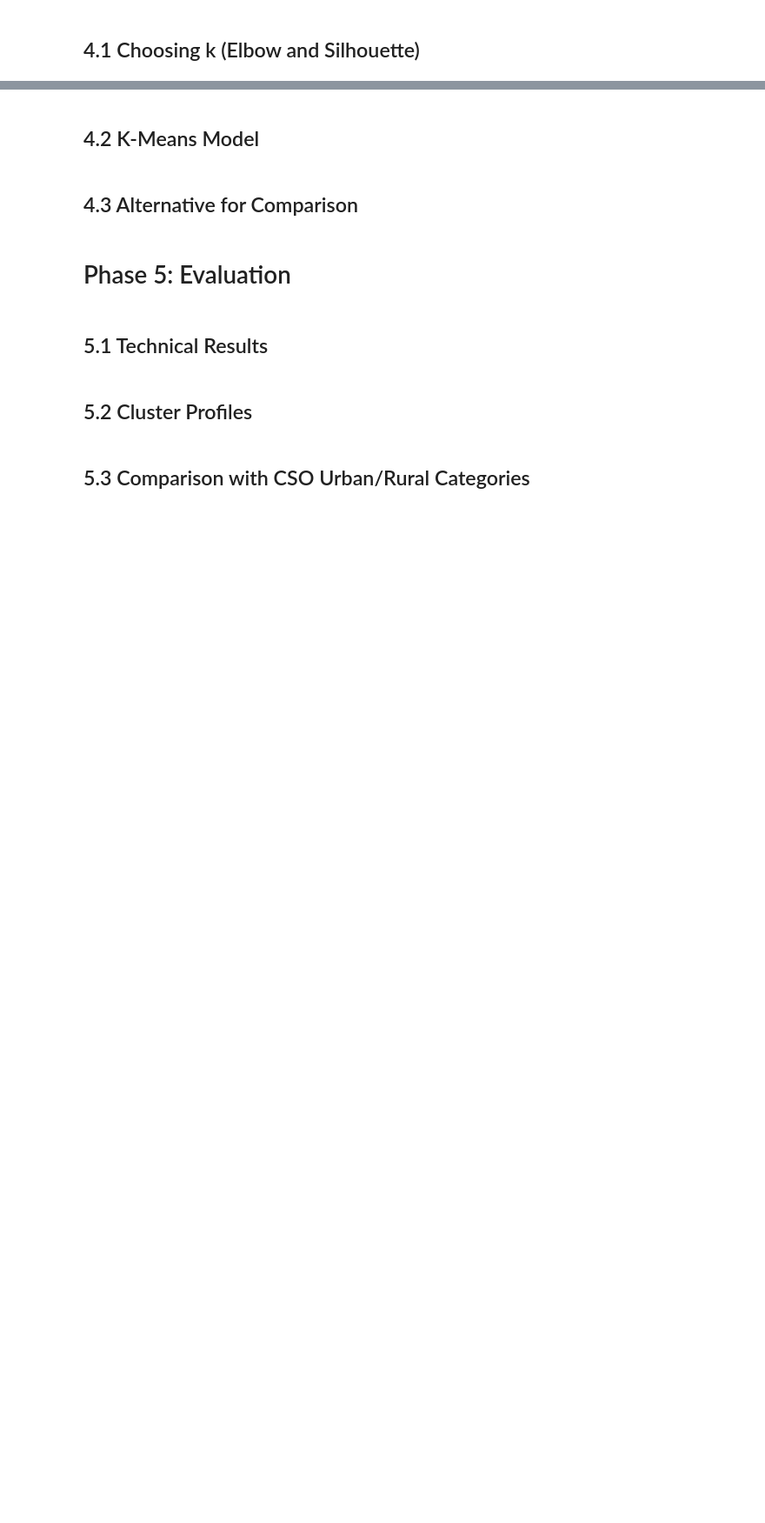
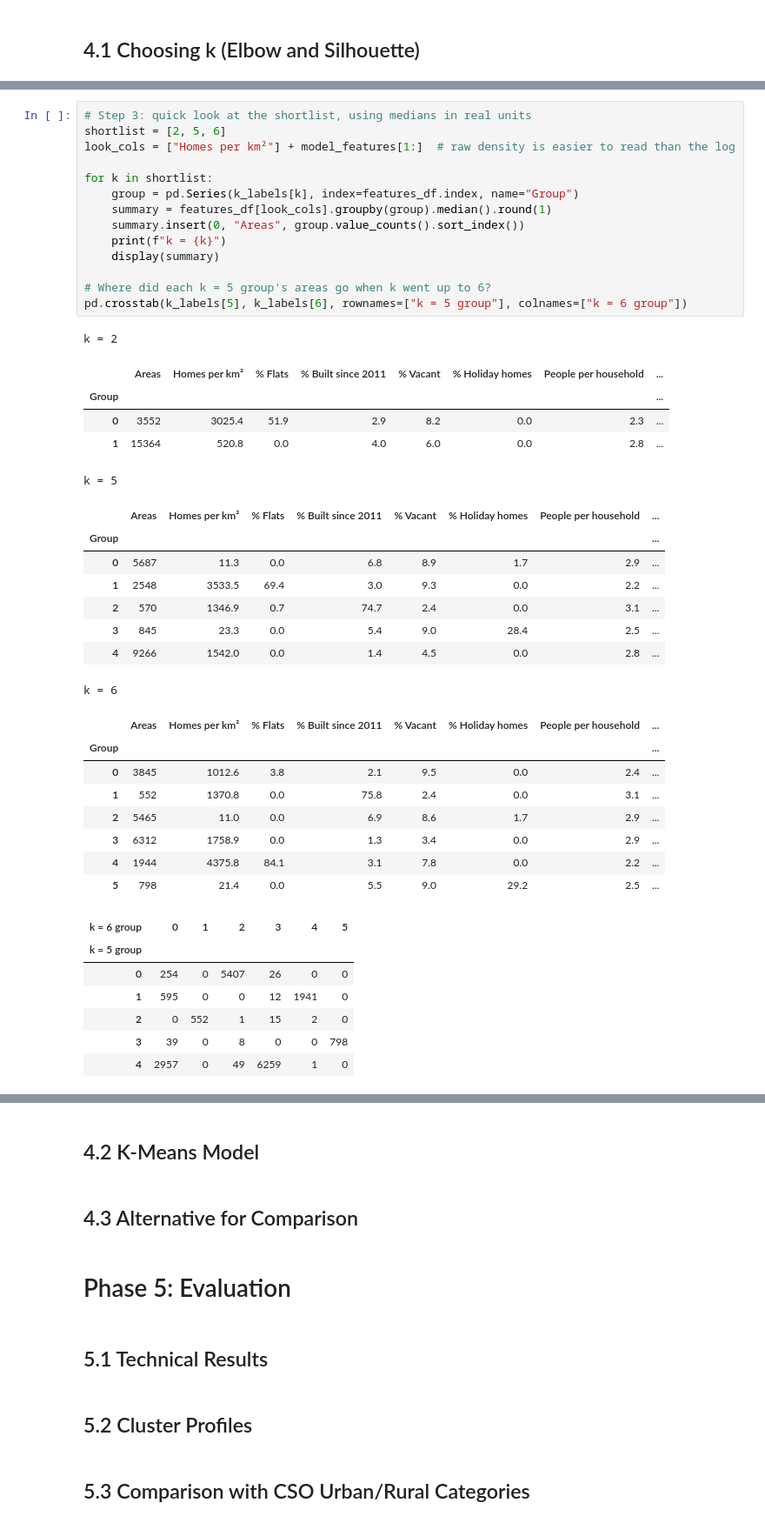
Before and after one commit to SwoopCodes/Data-Analytics_Irish-housing-density, a Jupyter notebook: notebooks/CA2_CRISP_DM_Notebook.ipynb, the cells around one changed output, grey strips where cells are left out. Shown at 87% size. Saved outputs shown, nothing was run; the diff lists cells and outputs as text; blank space fills up the shorter version.

```diff
--- a/notebooks/CA2_CRISP_DM_Notebook.ipynb
+++ b/notebooks/CA2_CRISP_DM_Notebook.ipynb
@@ -1293,0 +1356,44 @@ In this phase I group the 18,916 small areas with k-means. First I choose the nu
+# %%
+# Step 3: quick look at the shortlist, using medians in real units
+shortlist = [2, 5, 6]
+look_cols = ["Homes per km²"] + model_features[1:]  # raw density is easier to read than the log
+
+for k in shortlist:
+    group = pd.Series(k_labels[k], index=features_df.index, name="Group")
+    summary = features_df[look_cols].groupby(group).median().round(1)
+    summary.insert(0, "Areas", group.value_counts().sort_index())
+    print(f"k = {k}")
+    display(summary)
+
+# Where did each k = 5 group's areas go when k went up to 6?
+pd.crosstab(k_labels[5], k_labels[6], rownames=["k = 5 group"], colnames=["k = 6 group"])
+# %% [output]
+k = 2
+|  | Areas | Homes per km² | % Flats | % Built since 2011 | % Vacant | % Holiday homes | People per household | ... |
+| Group |  |  |  |  |  |  |  | ... |
+| 0 | 3552 | 3025.4 | 51.9 | 2.9 | 8.2 | 0.0 | 2.3 | ... |
+| 1 | 15364 | 520.8 | 0.0 | 4.0 | 6.0 | 0.0 | 2.8 | ... |
+k = 5
+|  | Areas | Homes per km² | % Flats | % Built since 2011 | % Vacant | % Holiday homes | People per household | ... |
+| Group |  |  |  |  |  |  |  | ... |
+| 0 | 5687 | 11.3 | 0.0 | 6.8 | 8.9 | 1.7 | 2.9 | ... |
+| 1 | 2548 | 3533.5 | 69.4 | 3.0 | 9.3 | 0.0 | 2.2 | ... |
+| 2 | 570 | 1346.9 | 0.7 | 74.7 | 2.4 | 0.0 | 3.1 | ... |
+| 3 | 845 | 23.3 | 0.0 | 5.4 | 9.0 | 28.4 | 2.5 | ... |
+| 4 | 9266 | 1542.0 | 0.0 | 1.4 | 4.5 | 0.0 | 2.8 | ... |
+k = 6
+|  | Areas | Homes per km² | % Flats | % Built since 2011 | % Vacant | % Holiday homes | People per household | ... |
+| Group |  |  |  |  |  |  |  | ... |
+| 0 | 3845 | 1012.6 | 3.8 | 2.1 | 9.5 | 0.0 | 2.4 | ... |
+| 1 | 552 | 1370.8 | 0.0 | 75.8 | 2.4 | 0.0 | 3.1 | ... |
+| 2 | 5465 | 11.0 | 0.0 | 6.9 | 8.6 | 1.7 | 2.9 | ... |
+| 3 | 6312 | 1758.9 | 0.0 | 1.3 | 3.4 | 0.0 | 2.9 | ... |
+| 4 | 1944 | 4375.8 | 84.1 | 3.1 | 7.8 | 0.0 | 2.2 | ... |
+| 5 | 798 | 21.4 | 0.0 | 5.5 | 9.0 | 29.2 | 2.5 | ... |
+| k = 6 group | 0 | 1 | 2 | 3 | 4 | 5 |
+| k = 5 group |  |  |  |  |  |  |
+| 0 | 254 | 0 | 5407 | 26 | 0 | 0 |
+| 1 | 595 | 0 | 0 | 12 | 1941 | 0 |
+| 2 | 0 | 552 | 1 | 15 | 2 | 0 |
+| 3 | 39 | 0 | 8 | 0 | 0 | 798 |
+| 4 | 2957 | 0 | 49 | 6259 | 1 | 0 |
```
Also changed, not shown: parts of 4 cells of this notebook, 1 other file.
